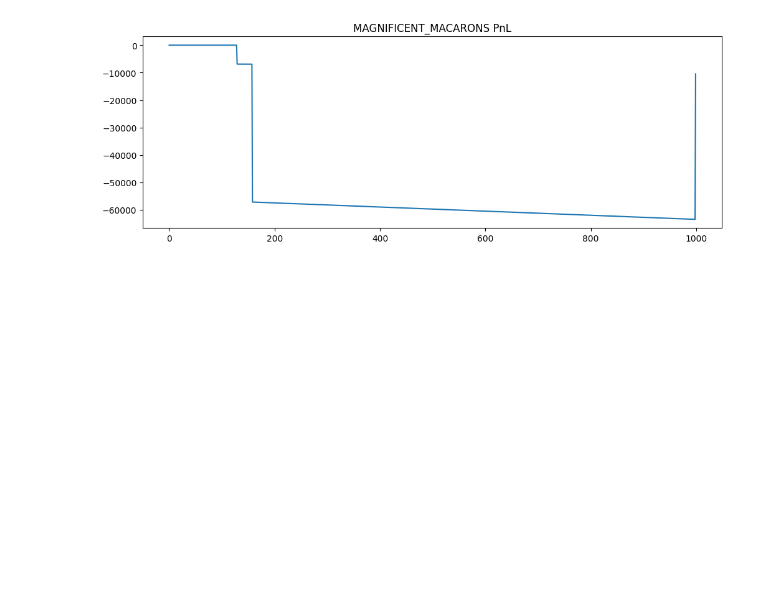
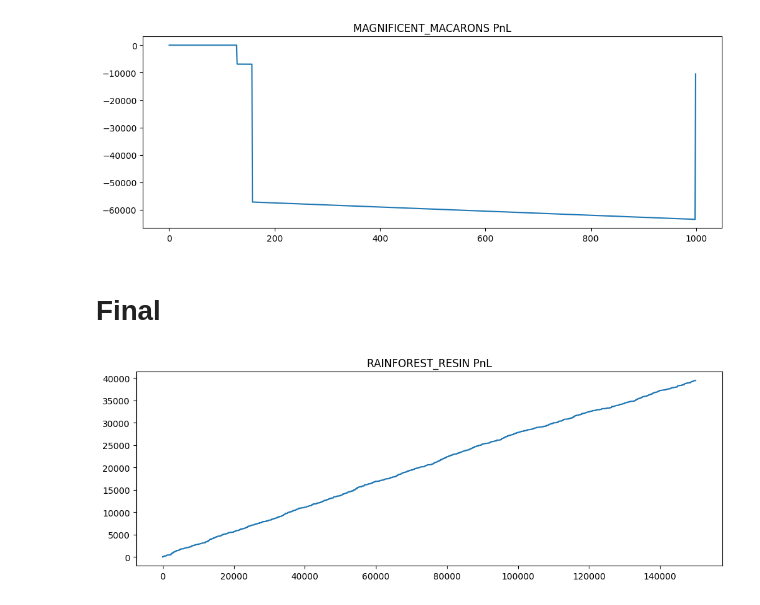
Before and after one commit to aemilani/imc-prosperity-3, a Jupyter notebook: notebooks/logs_round_5.ipynb, the cells around one changed output. Saved outputs shown, nothing was run; the diff lists cells and outputs as text; code cells hidden in the pictures; blank space fills up the shorter version.

Commit message:
Competition finalized

```diff
--- a/notebooks/logs_round_5.ipynb
+++ b/notebooks/logs_round_5.ipynb
@@ -292,3 +292,14 @@ plt.title('MAGNIFICENT_MACARONS PnL')
 plt.show()
 # %% [output]
 [figure]
+# %% [markdown]
+# Final
+# %%
+sandbox, activities, trades = read_log('../data/logs/round_5/22c3a791-c5c4-40a2-a24f-8eca076e8386_final.log')
+# %%
+plt.figure(figsize=(12, 4))
+plt.plot(activities[activities['product'] == 'RAINFOREST_RESIN']['profit_and_loss'])
+plt.title('RAINFOREST_RESIN PnL')
+plt.show()
+# %% [output]
+[figure, added]
```
Also changed, not shown: parts of 5 cells of this notebook, 5 other files.
